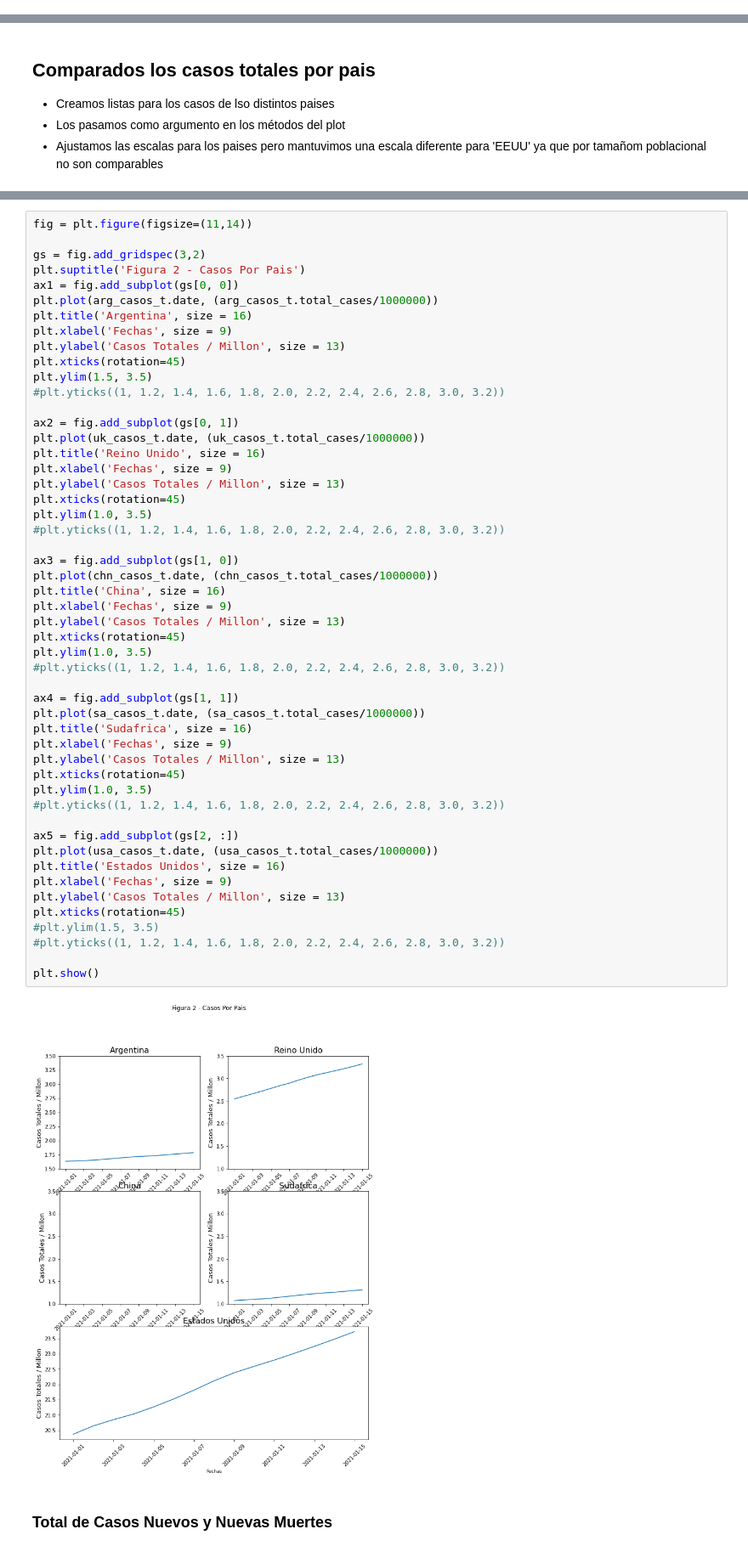
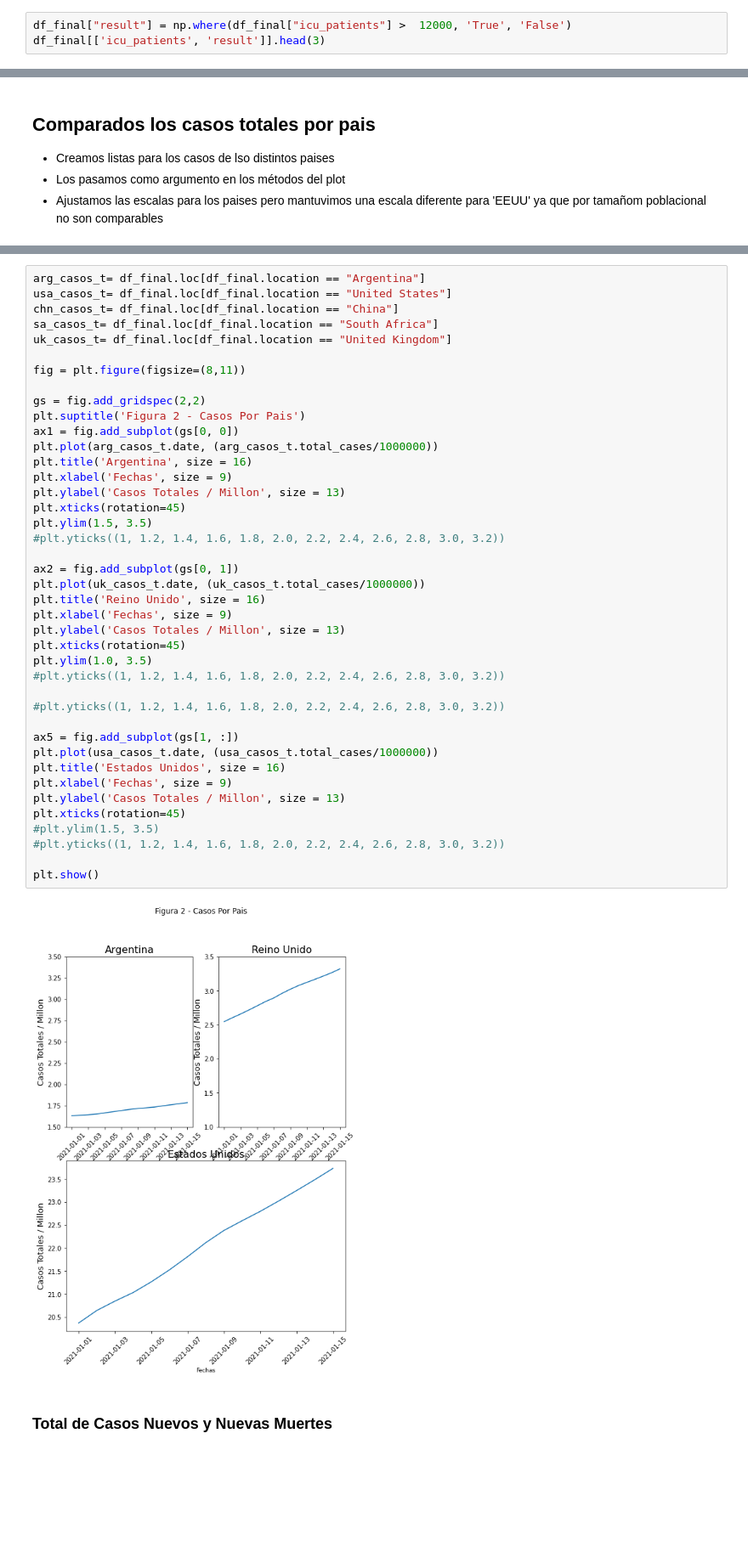
Before and after one commit to ri1965/Toolkits, a Jupyter notebook: Template_TP.ipynb, the cells around one changed output, grey strips where cells are left out. Shown at 85% size. Cells and saved outputs as stored; diff of their text form; blank space fills up the shorter version.

```diff
--- a/Template_TP.ipynb
+++ b/Template_TP.ipynb
@@ -152,0 +152,3 @@ df_final['total_boosters'] = df_final['total_boosters'].astype(int)
+# %%
+df_final["result"] = np.where(df_final["icu_patients"] >  12000, 'True', 'False')
+df_final[['icu_patients', 'result']].head(3)
@@ -190,56 +187,46 @@ uk_casos_t= df.loc[df.location == "United Kingdom"]
 # %%
-fig = plt.figure(figsize=(11,14))
+arg_casos_t= df_final.loc[df_final.location == "Argentina"]
+usa_casos_t= df_final.loc[df_final.location == "United States"]
+chn_casos_t= df_final.loc[df_final.location == "China"]
+sa_casos_t= df_final.loc[df_final.location == "South Africa"]
+uk_casos_t= df_final.loc[df_final.location == "United Kingdom"]
 
-gs = fig.add_gridspec(3,2)
+fig = plt.figure(figsize=(8,11))
+
+gs = fig.add_gridspec(2,2)
 plt.suptitle('Figura 2 - Casos Por Pais')
 ax1 = fig.add_subplot(gs[0, 0])
 plt.plot(arg_casos_t.date, (arg_casos_t.total_cases/1000000))
 plt.title('Argentina', size = 16)
 plt.xlabel('Fechas', size = 9)
 plt.ylabel('Casos Totales / Millon', size = 13)
 plt.xticks(rotation=45)
 plt.ylim(1.5, 3.5)
 #plt.yticks((1, 1.2, 1.4, 1.6, 1.8, 2.0, 2.2, 2.4, 2.6, 2.8, 3.0, 3.2))
 
 ax2 = fig.add_subplot(gs[0, 1])
 plt.plot(uk_casos_t.date, (uk_casos_t.total_cases/1000000))
 plt.title('Reino Unido', size = 16)
 plt.xlabel('Fechas', size = 9)
 plt.ylabel('Casos Totales / Millon', size = 13)
 plt.xticks(rotation=45)
 plt.ylim(1.0, 3.5)
 #plt.yticks((1, 1.2, 1.4, 1.6, 1.8, 2.0, 2.2, 2.4, 2.6, 2.8, 3.0, 3.2))
 
-ax3 = fig.add_subplot(gs[1, 0])
-plt.plot(chn_casos_t.date, (chn_casos_t.total_cases/1000000))
-plt.title('China', size = 16)
-plt.xlabel('Fechas', size = 9)
-plt.ylabel('Casos Totales / Millon', size = 13)
-plt.xticks(rotation=45)
-plt.ylim(1.0, 3.5)
 #plt.yticks((1, 1.2, 1.4, 1.6, 1.8, 2.0, 2.2, 2.4, 2.6, 2.8, 3.0, 3.2))
 
-ax4 = fig.add_subplot(gs[1, 1])
-plt.plot(sa_casos_t.date, (sa_casos_t.total_cases/1000000))
-plt.title('Sudafrica', size = 16)
-plt.xlabel('Fechas', size = 9)
-plt.ylabel('Casos Totales / Millon', size = 13)
-plt.xticks(rotation=45)
-plt.ylim(1.0, 3.5)
-#plt.yticks((1, 1.2, 1.4, 1.6, 1.8, 2.0, 2.2, 2.4, 2.6, 2.8, 3.0, 3.2))
-
-ax5 = fig.add_subplot(gs[2, :])
+ax5 = fig.add_subplot(gs[1, :])
 plt.plot(usa_casos_t.date, (usa_casos_t.total_cases/1000000))
 plt.title('Estados Unidos', size = 16)
 plt.xlabel('Fechas', size = 9)
 plt.ylabel('Casos Totales / Millon', size = 13)
 plt.xticks(rotation=45)
 #plt.ylim(1.5, 3.5)
 #plt.yticks((1, 1.2, 1.4, 1.6, 1.8, 2.0, 2.2, 2.4, 2.6, 2.8, 3.0, 3.2))
 
 plt.show()
 # %% [output]
-[figure, old version]
+[figure, new version]
 # %% [markdown]
 ### Total de Casos Nuevos y Nuevas Muertes
 # %% [markdown]
```
Also changed, not shown: parts of 31 cells of this notebook.
